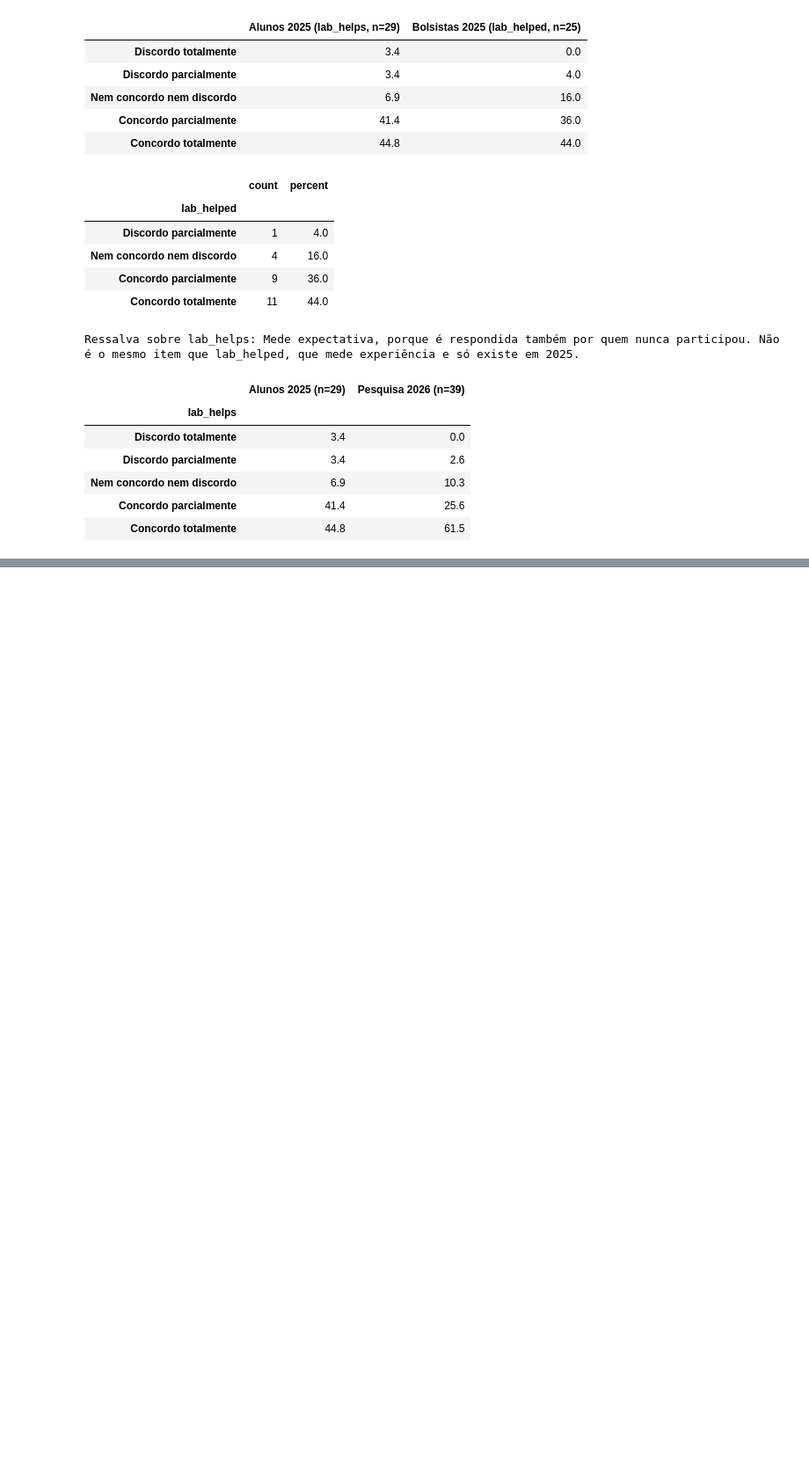
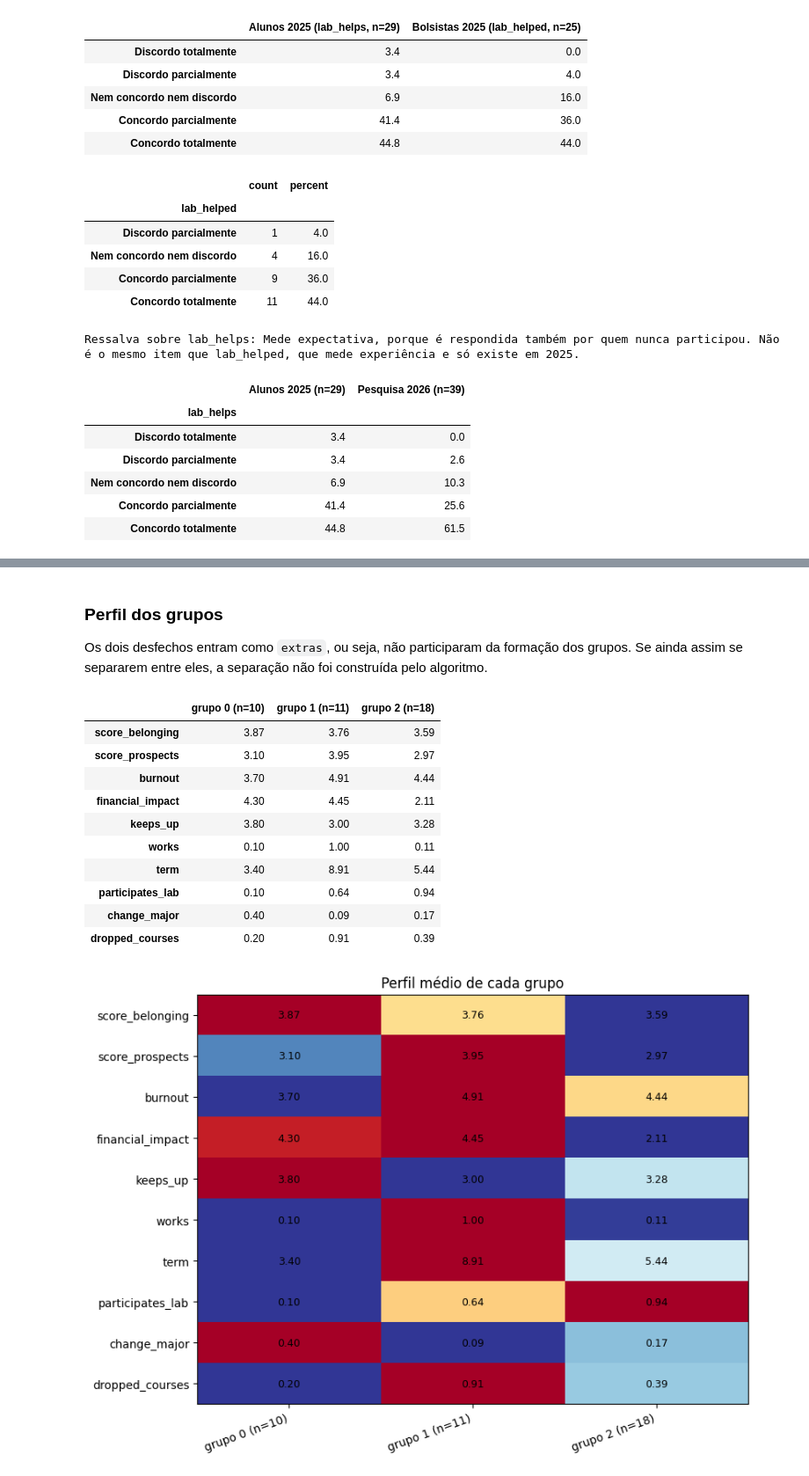
Before and after one commit to Gabriel-c0Nsp/analise-motivacao, a Jupyter notebook: analise-motivacao.ipynb, the cells around one changed output, grey strips where cells are left out. Shown at 88% size. Cells and saved outputs as stored; diff of their text form; code cells hidden in the pictures; blank space fills up the shorter version.

```diff
--- a/analise-motivacao.ipynb
+++ b/analise-motivacao.ipynb
@@ -645,0 +811,5 @@ Ressalva sobre lab_helps: Mede expectativa, porque é respondida também por que
+# %%
+grupos = cluster_labels(students_researchers_2026_04, k=3)
+grupos_ward = cluster_labels(students_researchers_2026_04, k=3, method="ward")
+
+display(pd.crosstab(grupos, grupos_ward, rownames=["K-means"], colnames=["Ward"]))
@@ -645,0 +822,25 @@ Ressalva sobre lab_helps: Mede expectativa, porque é respondida também por que
+# %% [markdown]
+### Perfil dos grupos
+
+Os dois desfechos entram como `extras`, ou seja, não participaram da formação dos
+grupos. Se ainda assim se separarem entre eles, a separação não foi construída pelo
+algoritmo.
+# %%
+perfil = cluster_profile(
+    students_researchers_2026_04, grupos, extras=["change_major", "dropped_courses"]
+)
+display(perfil.round(2))
+plot_cluster_profile(perfil);
+# %% [output]
+|  | grupo 0 (n=10) | grupo 1 (n=11) | grupo 2 (n=18) |
+| score_belonging | 3.87 | 3.76 | 3.59 |
+| score_prospects | 3.10 | 3.95 | 2.97 |
+| burnout | 3.70 | 4.91 | 4.44 |
+| financial_impact | 4.30 | 4.45 | 2.11 |
+| keeps_up | 3.80 | 3.00 | 3.28 |
+| works | 0.10 | 1.00 | 0.11 |
+| term | 3.40 | 8.91 | 5.44 |
+| participates_lab | 0.10 | 0.64 | 0.94 |
+| change_major | 0.40 | 0.09 | 0.17 |
+| dropped_courses | 0.20 | 0.91 | 0.39 |
+[figure, added]
```
Also changed, not shown: parts of 24 cells of this notebook, 4 other files.
